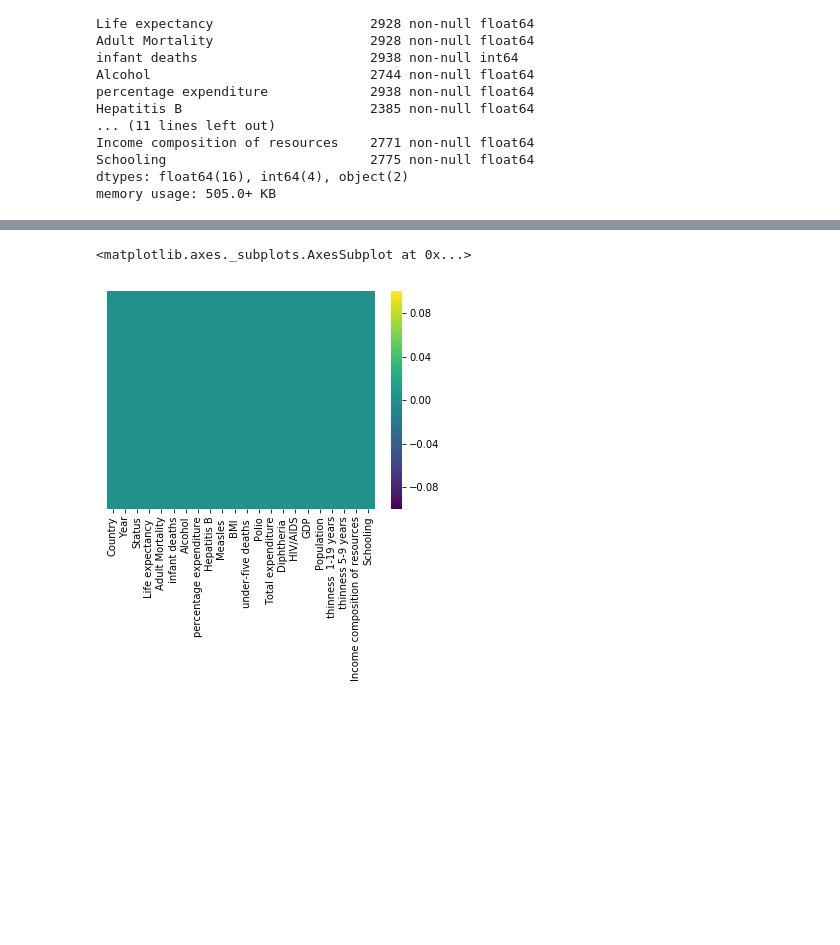
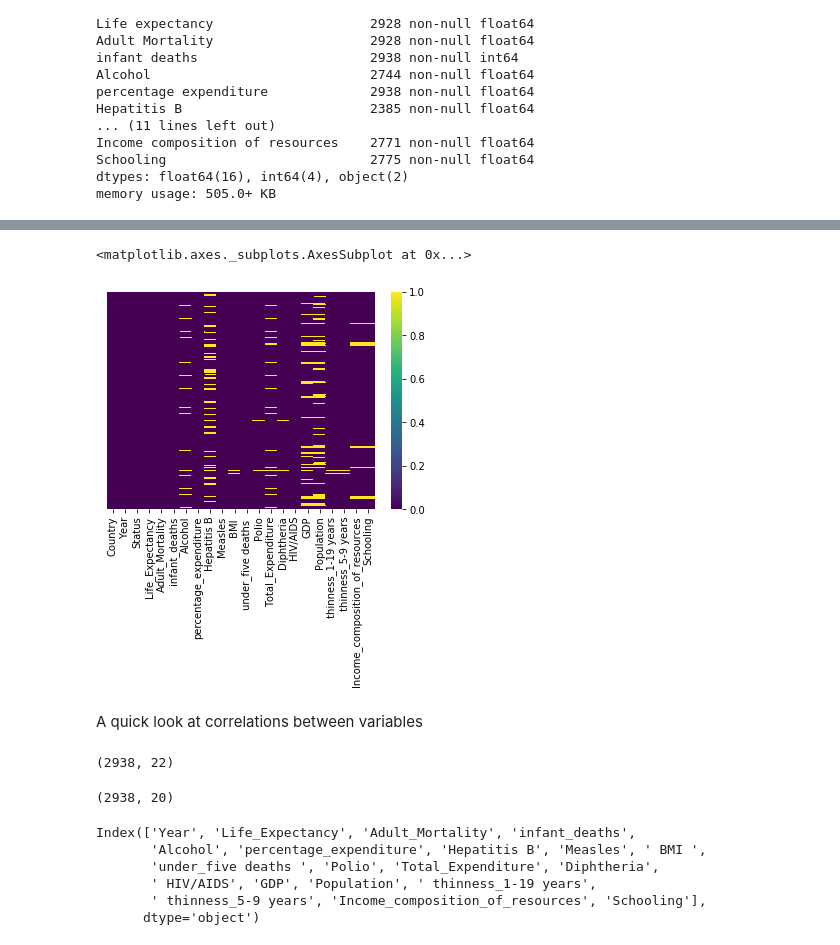
Before and after one commit to EceDolen/Proje-2-, a Jupyter notebook: proje 2 LifeExpectancyData.ipynb, the cells around one changed output, grey strips where cells are left out. Drawn from its saved outputs; the diff is of its cells as text; code cells hidden in the pictures; blank space fills up the shorter version.

```diff
--- a/proje 2 LifeExpectancyData.ipynb
+++ b/proje 2 LifeExpectancyData.ipynb
@@ -97,3 +107,10 @@ memory usage: 505.0+ KB
+# %%
+LifeExpectancyData.columns= ['Country', 'Year', 'Status', 'Life_Expectancy', 'Adult_Mortality',
+       'infant_deaths', 'Alcohol', 'percentage_expenditure', 'Hepatitis B',
+       'Measles', ' BMI ', 'under_five deaths ', 'Polio', 'Total_Expenditure',
+       'Diphtheria', ' HIV/AIDS', 'GDP', 'Population',
+       ' thinness_1-19 years', ' thinness_5-9 years',
+       'Income_composition_of_resources', 'Schooling' ]
 # %%
 bos_hucre_toplam = LifeExpectancyData.isnull().sum()
 bos_hucre_yuzde = LifeExpectancyData.isnull().sum()/LifeExpectancyData.isnull().count()
@@ -138,5 +183,5 @@ for col in fill_list:
 # %%
-sns.heatmap(LifeExpectancyData_filled.isnull(), yticklabels= False, cmap='viridis', cbar=True)
+sns.heatmap(LifeExpectancyData.isnull(), yticklabels= False, cmap='viridis', cbar=True)
 # %% [output]
 <matplotlib.axes._subplots.AxesSubplot at 0x...>
-[figure, old version]
+[figure, new version]
@@ -145,0 +188,2 @@ corr_matrix.
+# %% [markdown]
+A quick look at correlations between variables
@@ -145,0 +192,17 @@ corr_matrix.
+# %%
+LifeExpectancyData.shape
+# %% [output]
+(2938, 22)
+# %%
+LifeExpectancyData_num_na.shape
+# %% [output]
+(2938, 20)
+# %%
+LifeExpectancyData_num_na.columns
+# %% [output]
+Index(['Year', 'Life_Expectancy', 'Adult_Mortality', 'infant_deaths',
+       'Alcohol', 'percentage_expenditure', 'Hepatitis B', 'Measles', ' BMI ',
+       'under_five deaths ', 'Polio', 'Total_Expenditure', 'Diphtheria',
+       ' HIV/AIDS', 'GDP', 'Population', ' thinness_1-19 years',
+       ' thinness_5-9 years', 'Income_composition_of_resources', 'Schooling'],
+      dtype='object')
```
Also changed, not shown: parts of 13 cells of this notebook.
